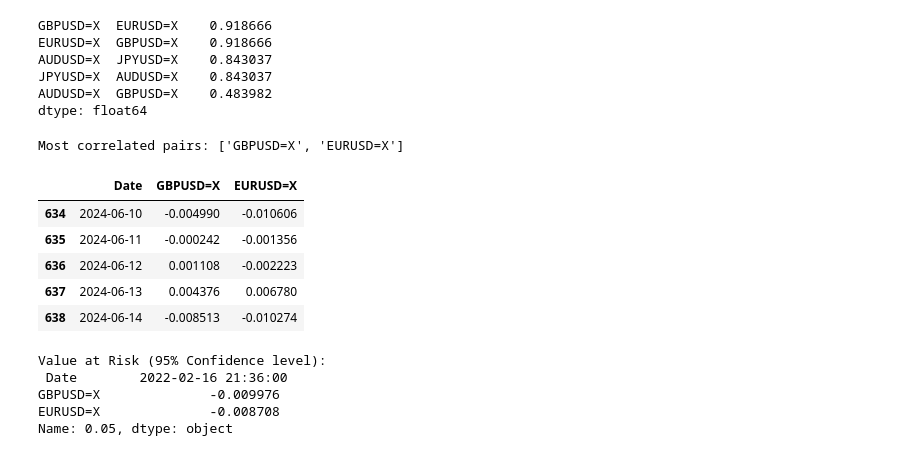
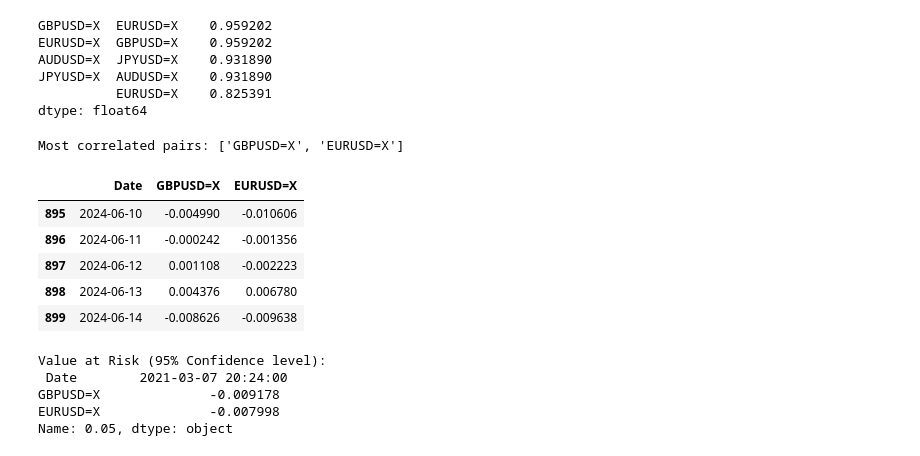
Before and after one commit to mburley127/FXHedging, a Jupyter notebook: FXHedging/FX_Hedge.ipynb, the cells around one changed output. Cells and saved outputs as stored; diff of their text form; code cells hidden in the pictures.

```diff
--- a/FXHedging/FX_Hedge.ipynb
+++ b/FXHedging/FX_Hedge.ipynb
@@ -26,7 +26,7 @@ def import_stock_data(tickers, start_date):
 
 # Function Call
 forex_pairs = ['EURUSD=X', 'GBPUSD=X', 'JPYUSD=X', 'AUDUSD=X']
-start_date = '2022-01-01'
+start_date = '2021-01-01'
 forex_data = import_stock_data(forex_pairs, start_date)
 forex_data.tail()
 # %% [output]
@@ -97,38 +97,42 @@ def stacked_correlations(df):
 stacked_corr = stacked_correlations(forex_data)
 print(stacked_corr.head(5))
 # %% [output]
-GBPUSD=X  EURUSD=X    0.918666
-EURUSD=X  GBPUSD=X    0.918666
-AUDUSD=X  JPYUSD=X    0.843037
-JPYUSD=X  AUDUSD=X    0.843037
-AUDUSD=X  GBPUSD=X    0.483982
+GBPUSD=X  EURUSD=X    0.959202
+EURUSD=X  GBPUSD=X    0.959202
+AUDUSD=X  JPYUSD=X    0.931890
+JPYUSD=X  AUDUSD=X    0.931890
+          EURUSD=X    0.825391
 dtype: float64
 # %%
 ### Calculate daily returns of Most Correlated Pairs
-# Compute stacked correlation and get the most correlated pairs
-stacked_corr = stacked_correlations(forex_data)
-most_corr_pairs = list(stacked_corr.index[0])
+def daily_rets_most_corr(forex_data):
+    # Compute stacked correlation and get the most correlated pairs
+    stacked_corr = stacked_correlations(forex_data)
+    most_corr_pairs = list(stacked_corr.index[0])
+
+    # Get FX data for the most correlated pairs
+    most_corr_fx = forex_data[['Date'] + most_corr_pairs]
+
+    # Compute the daily returns of the most correlated pairs
+    most_corr_fx.set_index('Date', inplace = True)
+    returns = most_corr_fx.pct_change().dropna()
+
+    # Reset Headers
+    returns.reset_index(inplace = True)
+
+    return most_corr_pairs, returns
+
+most_corr_pairs, returns = daily_rets_most_corr(forex_data)
 print("Most correlated pairs:", most_corr_pairs)
-
-# Get FX data for the most correlated pairs
-most_corr_fx = forex_data[['Date'] + most_corr_pairs]
-
-# Compute the daily returns of the most correlated pairs
-most_corr_fx.set_index('Date', inplace=True)
-returns = most_corr_fx.pct_change().dropna()
-
-# Reset Headers
-returns.reset_index(inplace=True)
-# Display the computed daily returns
 returns.tail()
 # %% [output]
 Most correlated pairs: ['GBPUSD=X', 'EURUSD=X']
 |  | Date | GBPUSD=X | EURUSD=X |
-| 634 | 2024-06-10 | -0.004990 | -0.010606 |
-| 635 | 2024-06-11 | -0.000242 | -0.001356 |
-| 636 | 2024-06-12 | 0.001108 | -0.002223 |
-| 637 | 2024-06-13 | 0.004376 | 0.006780 |
-| 638 | 2024-06-14 | -0.008513 | -0.010274 |
+| 895 | 2024-06-10 | -0.004990 | -0.010606 |
+| 896 | 2024-06-11 | -0.000242 | -0.001356 |
+| 897 | 2024-06-12 | 0.001108 | -0.002223 |
+| 898 | 2024-06-13 | 0.004376 | 0.006780 |
+| 899 | 2024-06-14 | -0.008626 | -0.009638 |
 # %%
 ### Compute VAR
 # Calculate the 95% Value at Risk (VaR) for each currency pair
@@ -138,9 +142,9 @@ VaR = returns.quantile(0.05)
 print("Value at Risk (95% Confidence level):\n", VaR)
 # %% [output]
 Value at Risk (95% Confidence level):
- Date        2022-02-16 21:36:00
-GBPUSD=X              -0.009976
-EURUSD=X              -0.008708
+ Date        2021-03-07 20:24:00
+GBPUSD=X              -0.009178
+EURUSD=X              -0.007998
 Name: 0.05, dtype: object
 # %%
 ### Compute Hedge Ratio
```
Also changed, not shown: parts of 7 cells of this notebook.
